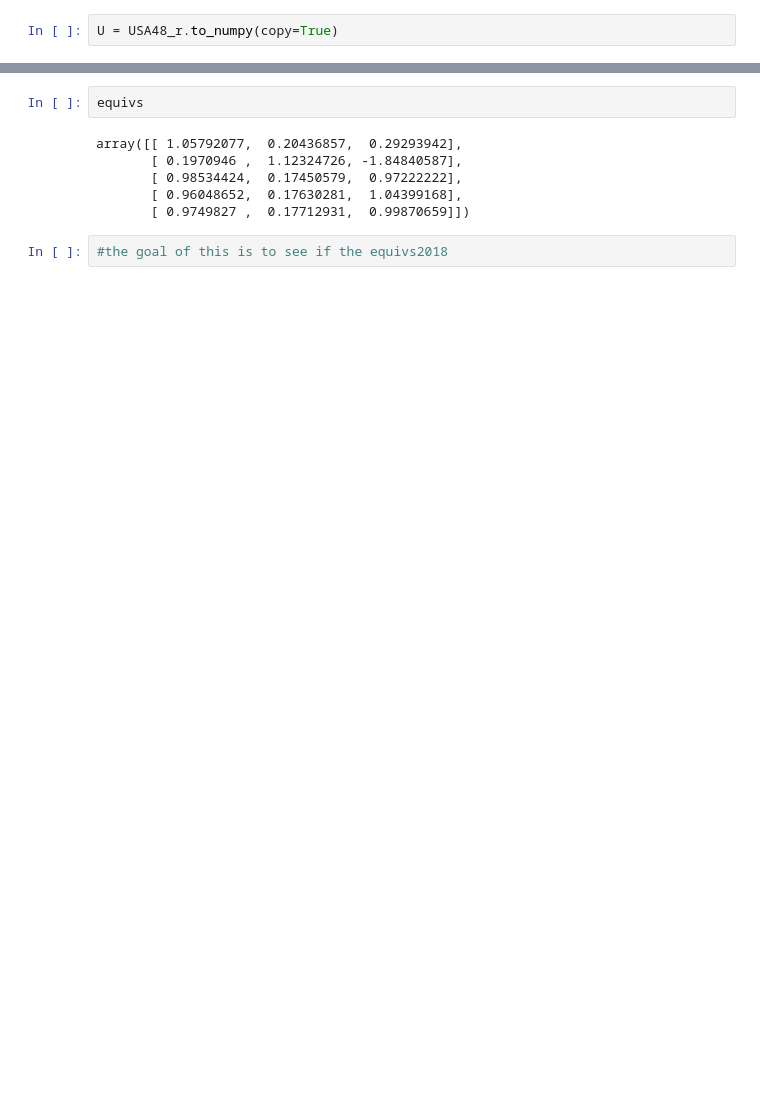
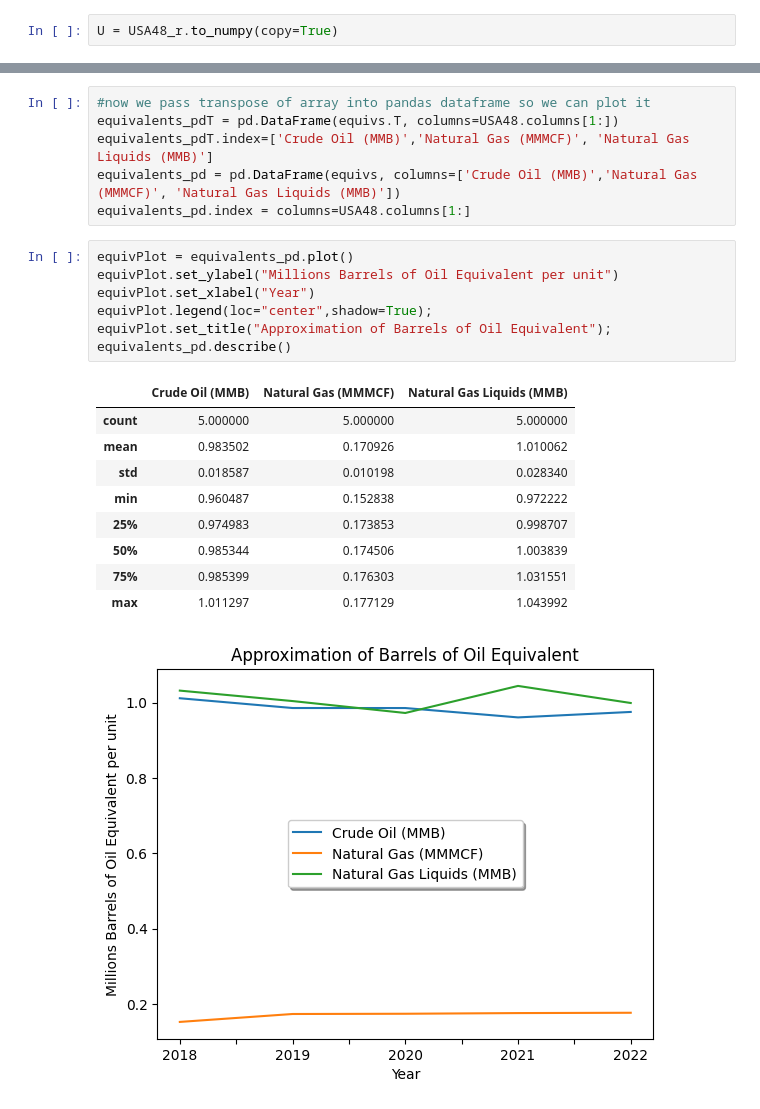
Before and after one commit to MorganKortlander/EdgeCasesCodeRED, a Jupyter notebook: process.ipynb, the cells around one changed output, grey strips where cells are left out. Saved outputs shown, nothing was run; the diff lists cells and outputs as text; blank space fills up the shorter version.

Commit message:
first plots

```diff
--- a/process.ipynb
+++ b/process.ipynb
@@ -77,10 +58,24 @@ MMBOEY [ 80.3    34.675 238.345]
-# %%
-equivs
-# %% [output]
-array([[ 1.05792077,  0.20436857,  0.29293942],
-       [ 0.1970946 ,  1.12324726, -1.84840587],
-       [ 0.98534424,  0.17450579,  0.97222222],
-       [ 0.96048652,  0.17630281,  1.04399168],
-       [ 0.9749827 ,  0.17712931,  0.99870659]])
-# %%
-#the goal of this is to see if the equivs2018
+# %%
+#now we pass transpose of array into pandas dataframe so we can plot it
+equivalents_pdT = pd.DataFrame(equivs.T, columns=USA48.columns[1:])
+equivalents_pdT.index=['Crude Oil (MMB)','Natural Gas (MMMCF)', 'Natural Gas Liquids (MMB)']
+equivalents_pd = pd.DataFrame(equivs, columns=['Crude Oil (MMB)','Natural Gas (MMMCF)', 'Natural Gas Liquids (MMB)'])
+equivalents_pd.index = columns=USA48.columns[1:]
+# %%
+equivPlot = equivalents_pd.plot()
+equivPlot.set_ylabel("Millions Barrels of Oil Equivalent per unit")
+equivPlot.set_xlabel("Year")
+equivPlot.legend(loc="center",shadow=True);
+equivPlot.set_title("Approximation of Barrels of Oil Equivalent");
+equivalents_pd.describe()
+# %% [output]
+|  | Crude Oil (MMB) | Natural Gas (MMMCF) | Natural Gas Liquids (MMB) |
+| count | 5.000000 | 5.000000 | 5.000000 |
+| mean | 0.983502 | 0.170926 | 1.010062 |
+| std | 0.018587 | 0.010198 | 0.028340 |
+| min | 0.960487 | 0.152838 | 0.972222 |
+| 25% | 0.974983 | 0.173853 | 0.998707 |
+| 50% | 0.985344 | 0.174506 | 1.003839 |
+| 75% | 0.985399 | 0.176303 | 1.031551 |
+| max | 1.011297 | 0.177129 | 1.043992 |
+[figure, added]
```
Also changed, not shown: parts of 4 cells of this notebook, 2 other files.
